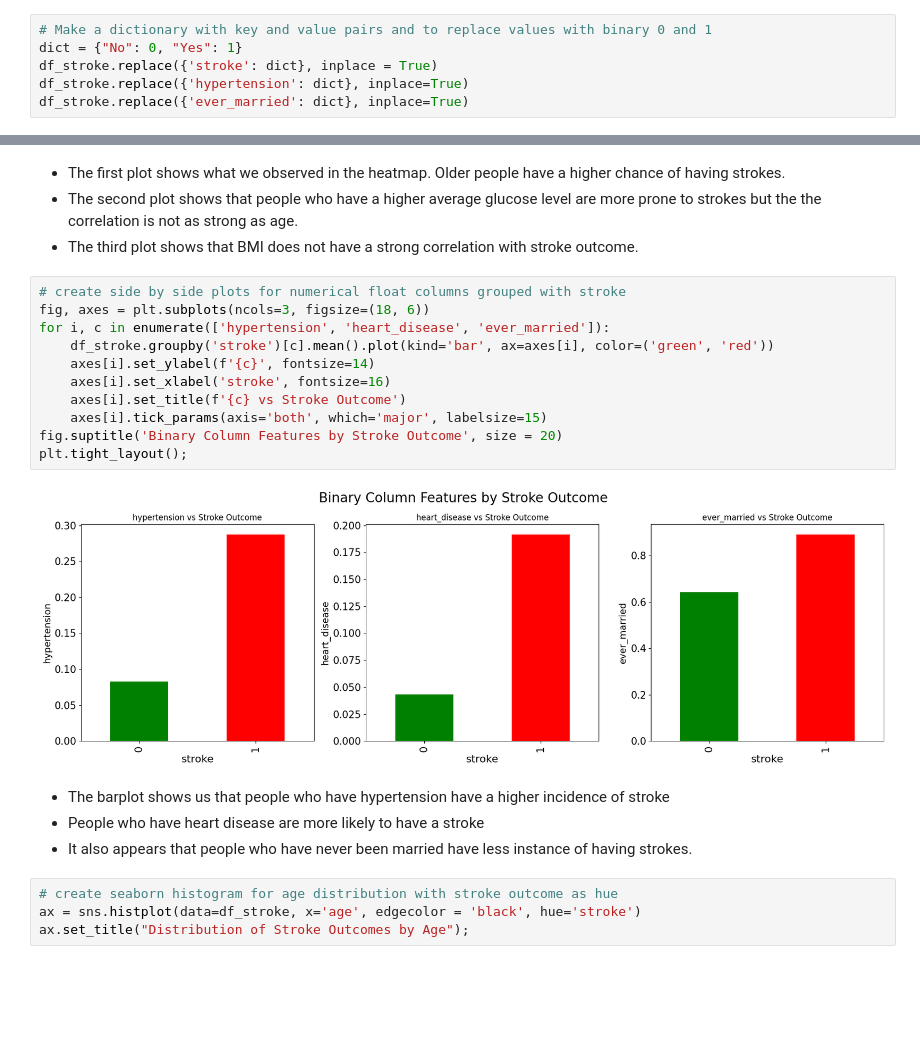
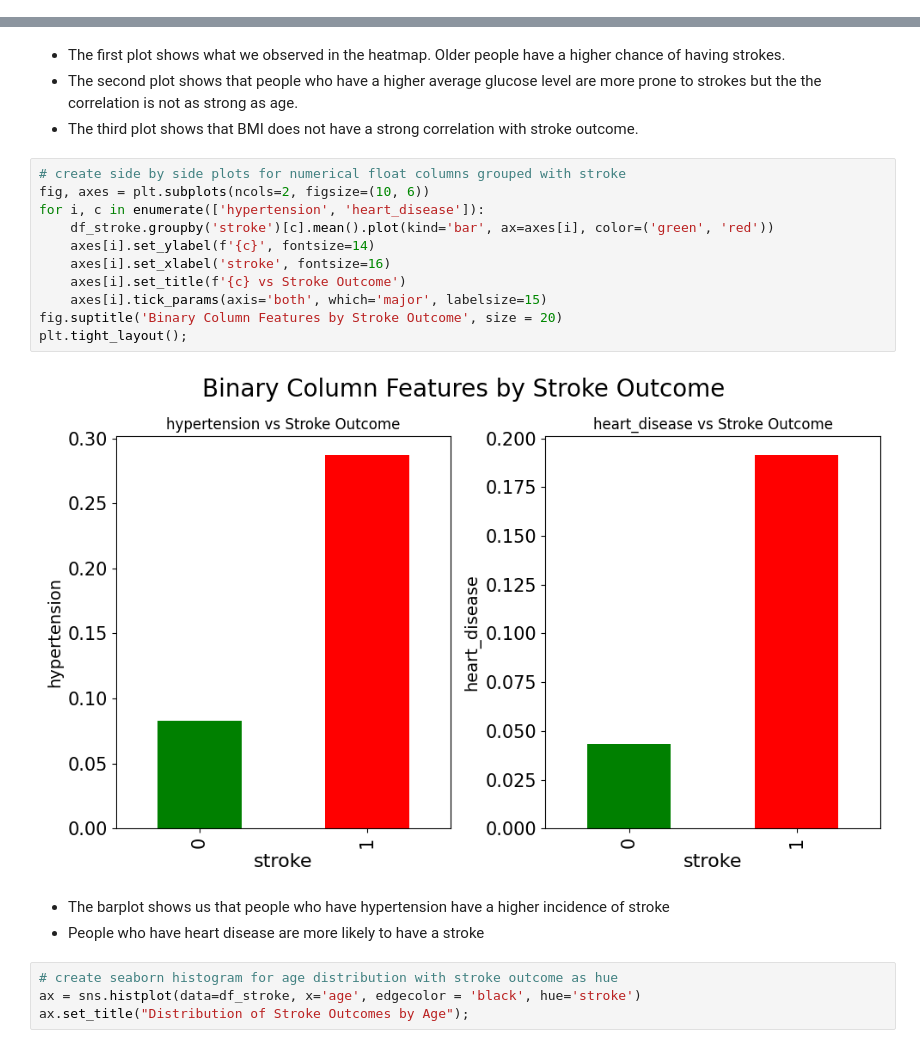
Before and after one commit to evany24/Stroke-Prediction, a Jupyter notebook: Stroke_Prediction.ipynb, the cells around one changed output, grey strips where cells are left out. Drawn from its saved outputs; the diff is of its cells as text; blank space fills up the shorter version.

```diff
--- a/Stroke_Prediction.ipynb
+++ b/Stroke_Prediction.ipynb
@@ -594,8 +605,2 @@ ax.set_title('Smoking Status Distribution', fontsize = 14, weight = 'bold');
 # %% [markdown]
 #### Multivariate Models
-# %%
-# Make a dictionary with key and value pairs and to replace values with binary 0 and 1
-dict = {"No": 0, "Yes": 1}
-df_stroke.replace({'stroke': dict}, inplace = True)
-df_stroke.replace({'hypertension': dict}, inplace=True)
-df_stroke.replace({'ever_married': dict}, inplace=True)
@@ -658,21 +641,20 @@ plt.tight_layout();
 - The third plot shows that BMI does not have a strong correlation with stroke outcome.
 # %%
 # create side by side plots for numerical float columns grouped with stroke
-fig, axes = plt.subplots(ncols=3, figsize=(18, 6))
-for i, c in enumerate(['hypertension', 'heart_disease', 'ever_married']):
+fig, axes = plt.subplots(ncols=2, figsize=(10, 6))
+for i, c in enumerate(['hypertension', 'heart_disease']):
     df_stroke.groupby('stroke')[c].mean().plot(kind='bar', ax=axes[i], color=('green', 'red'))
     axes[i].set_ylabel(f'{c}', fontsize=14)
     axes[i].set_xlabel('stroke', fontsize=16)
     axes[i].set_title(f'{c} vs Stroke Outcome')
     axes[i].tick_params(axis='both', which='major', labelsize=15)
 fig.suptitle('Binary Column Features by Stroke Outcome', size = 20)
 plt.tight_layout();
 # %% [output]
-[figure, old version]
+[figure, new version]
 # %% [markdown]
 - The barplot shows us that people who have hypertension have a higher incidence of stroke
 - People who have heart disease are more likely to have a stroke
-- It also appears that people who have never been married have less instance of having strokes.
 # %%
 # create seaborn histogram for age distribution with stroke outcome as hue
 ax = sns.histplot(data=df_stroke, x='age', edgecolor = 'black', hue='stroke')
```
Also changed, not shown: parts of 110 cells of this notebook.
